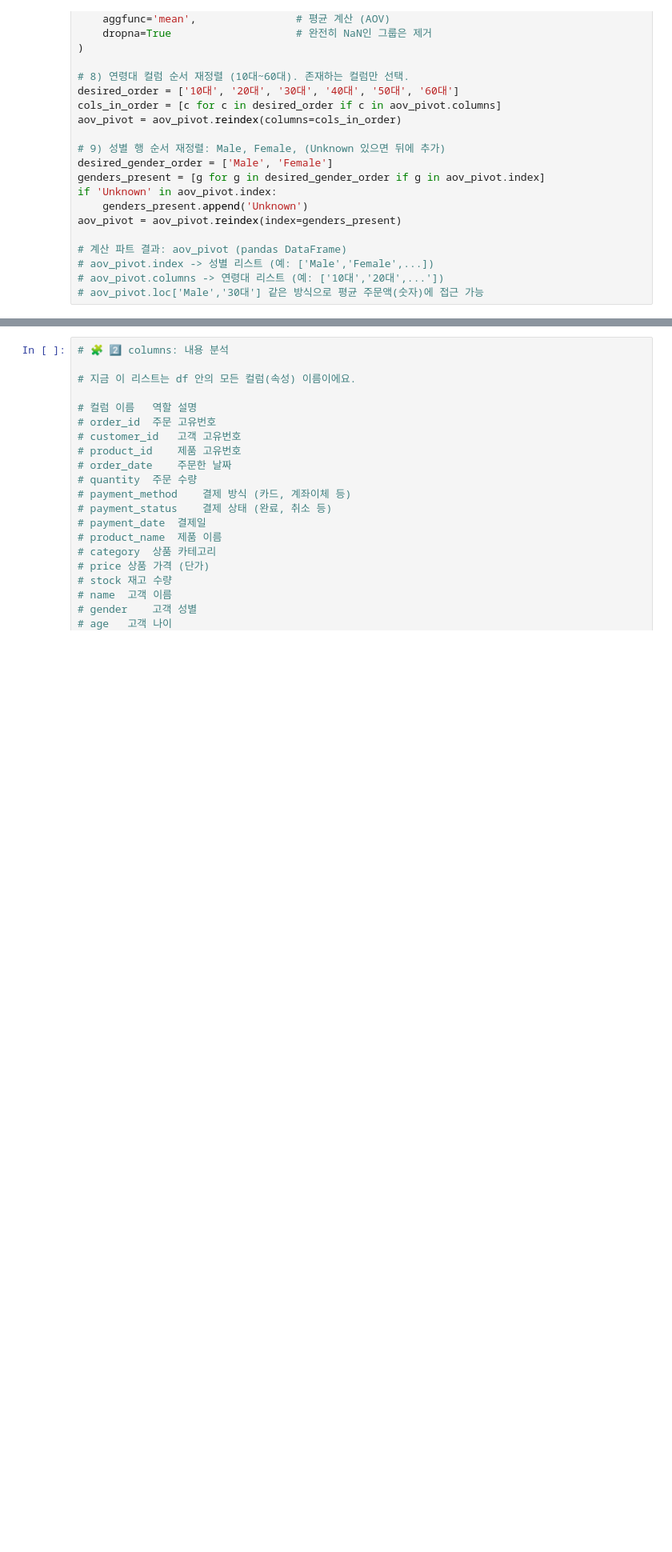
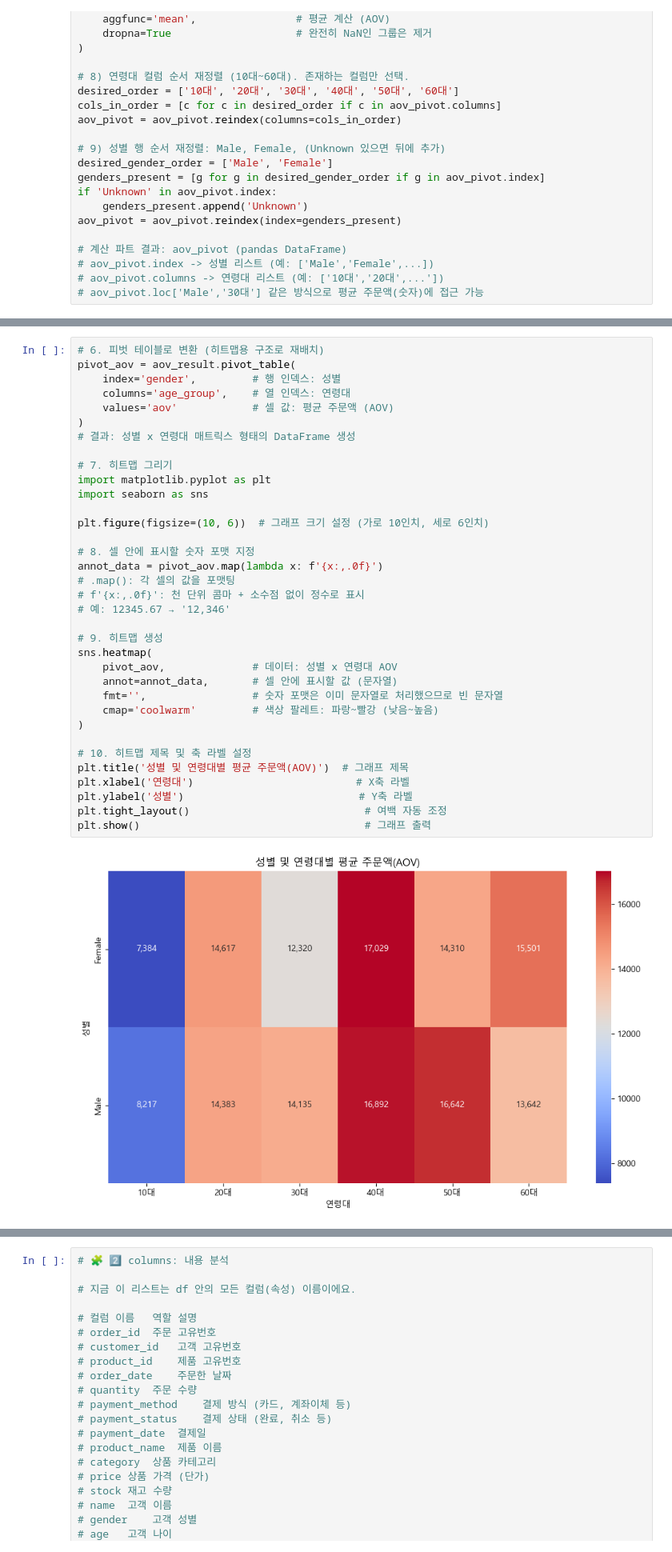
Before and after one commit to Happy-o3ov/big20-python-project1-team3, a Jupyter notebook: 판다스 실습문제/데이터프로세싱/Solution/02-6 고객분석.ipynb, the cells around one changed output, grey strips where cells are left out. Shown: that part at 80% size. Drawn from its saved outputs; the diff is of its cells as text; blank space fills up the shorter version.

```diff
--- a/판다스 실습문제/데이터프로세싱/Solution/02-6 고객분석.ipynb
+++ b/판다스 실습문제/데이터프로세싱/Solution/02-6 고객분석.ipynb
@@ -322,0 +255,37 @@ plt.show()          # 그래프 렌더링
+# %%
+# 6. 피벗 테이블로 변환 (히트맵용 구조로 재배치)
+pivot_aov = aov_result.pivot_table(
+    index='gender',         # 행 인덱스: 성별
+    columns='age_group',    # 열 인덱스: 연령대
+    values='aov'            # 셀 값: 평균 주문액 (AOV)
+)
+# 결과: 성별 x 연령대 매트릭스 형태의 DataFrame 생성
+
+# 7. 히트맵 그리기
+import matplotlib.pyplot as plt
+import seaborn as sns
+
+plt.figure(figsize=(10, 6))  # 그래프 크기 설정 (가로 10인치, 세로 6인치)
+
+# 8. 셀 안에 표시할 숫자 포맷 지정
+annot_data = pivot_aov.map(lambda x: f'{x:,.0f}')
+# .map(): 각 셀의 값을 포맷팅
+# f'{x:,.0f}': 천 단위 콤마 + 소수점 없이 정수로 표시
+# 예: 12345.67 → '12,346'
+
+# 9. 히트맵 생성
+sns.heatmap(
+    pivot_aov,              # 데이터: 성별 x 연령대 AOV
+    annot=annot_data,       # 셀 안에 표시할 값 (문자열)
+    fmt='',                 # 숫자 포맷은 이미 문자열로 처리했으므로 빈 문자열
+    cmap='coolwarm'         # 색상 팔레트: 파랑~빨강 (낮음~높음)
+)
+
+# 10. 히트맵 제목 및 축 라벨 설정
+plt.title('성별 및 연령대별 평균 주문액(AOV)')  # 그래프 제목
+plt.xlabel('연령대')                          # X축 라벨
+plt.ylabel('성별')                            # Y축 라벨
+plt.tight_layout()                            # 여백 자동 조정
+plt.show()                                    # 그래프 출력
+# %% [output]
+[figure, added]
```
Also changed, not shown: parts of 6 cells of this notebook, 1 other file.
